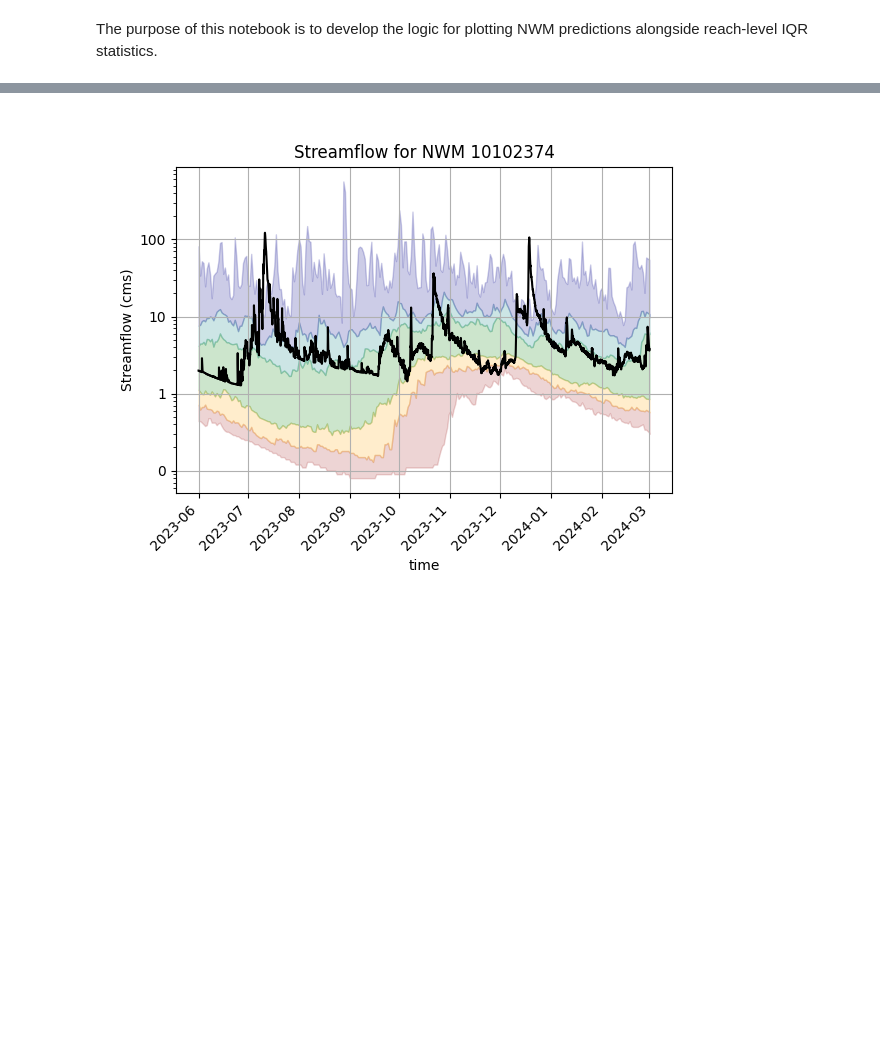
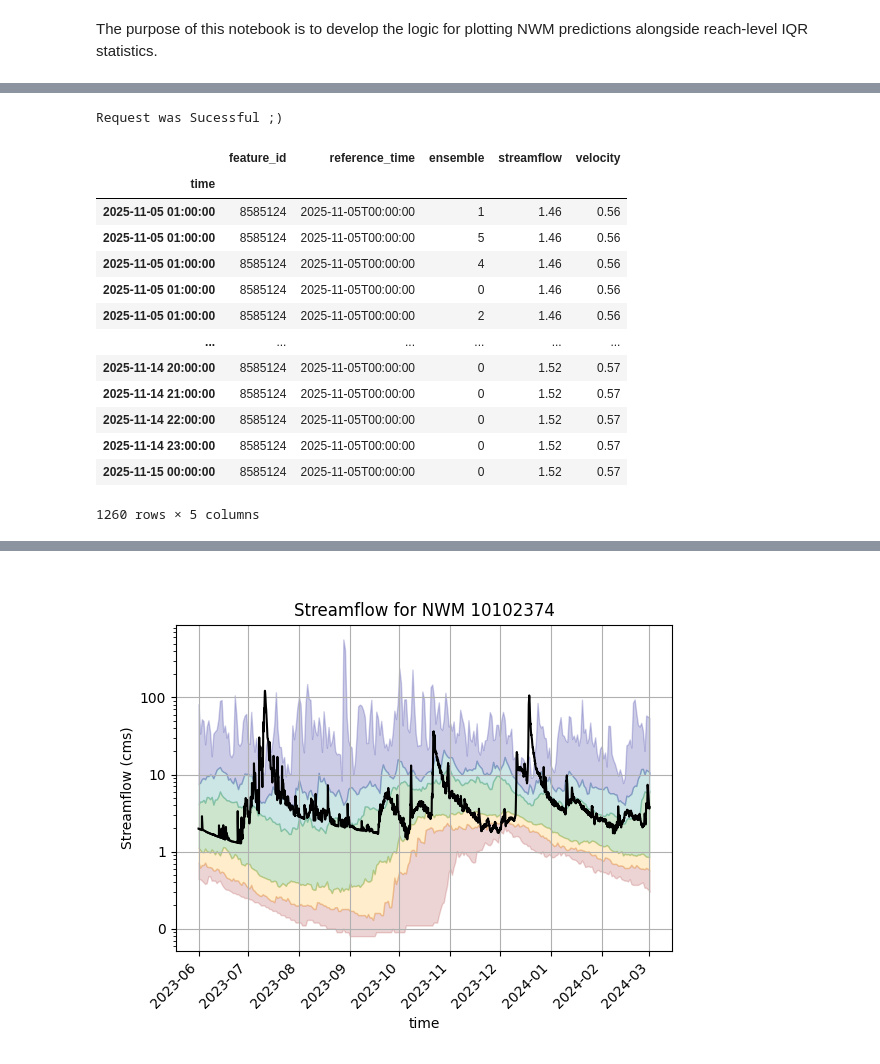
Before and after one commit to CUAHSI/com_res, a Jupyter notebook: fim/reach-statistics/plot_iqr_and_nwm.ipynb, the cells around one changed output, grey strips where cells are left out. Cells and saved outputs as stored; diff of their text form; code cells hidden in the pictures; blank space fills up the shorter version.

```diff
--- a/fim/reach-statistics/plot_iqr_and_nwm.ipynb
+++ b/fim/reach-statistics/plot_iqr_and_nwm.ipynb
@@ -139,0 +103,47 @@ plt.show()
+# %%
+API_KEY = creds.key
+API_URL = creds.url
+
+header = {
+    'x-api-key': API_KEY
+}
+
+ENDPOINT = f'{API_URL}/forecast'
+
+params = {
+    'comids': reach_id,
+    'reference_time': ref_time,
+    'forecast_type': forecast_type,
+    'ensemble': ensembles,
+    'output_format': output_format,
+}
+
+r = requests.get(ENDPOINT,
+                 params=params,
+                 headers=header)
+
+if r.status_code == 200:
+    print('Request was Sucessful ;)')
+else:
+    print(f'The request was not successful: {r.status_code}')
+
+df = pandas.read_csv(io.StringIO(r.text), sep=',')
+df.set_index('time', inplace=True)
+df.index = pandas.to_datetime(df.index)
+df
+# %% [output]
+Request was Sucessful ;)
+|  | feature_id | reference_time | ensemble | streamflow | velocity |
+| time |  |  |  |  |  |
+| 2025-11-05 01:00:00 | 8585124 | 2025-11-05T00:00:00 | 1 | 1.46 | 0.56 |
+| 2025-11-05 01:00:00 | 8585124 | 2025-11-05T00:00:00 | 5 | 1.46 | 0.56 |
+| 2025-11-05 01:00:00 | 8585124 | 2025-11-05T00:00:00 | 4 | 1.46 | 0.56 |
+| 2025-11-05 01:00:00 | 8585124 | 2025-11-05T00:00:00 | 0 | 1.46 | 0.56 |
+| 2025-11-05 01:00:00 | 8585124 | 2025-11-05T00:00:00 | 2 | 1.46 | 0.56 |
+| ... | ... | ... | ... | ... | ... |
+| 2025-11-14 20:00:00 | 8585124 | 2025-11-05T00:00:00 | 0 | 1.52 | 0.57 |
+| 2025-11-14 21:00:00 | 8585124 | 2025-11-05T00:00:00 | 0 | 1.52 | 0.57 |
+| 2025-11-14 22:00:00 | 8585124 | 2025-11-05T00:00:00 | 0 | 1.52 | 0.57 |
+| 2025-11-14 23:00:00 | 8585124 | 2025-11-05T00:00:00 | 0 | 1.52 | 0.57 |
+| 2025-11-15 00:00:00 | 8585124 | 2025-11-05T00:00:00 | 0 | 1.52 | 0.57 |
+1260 rows × 5 columns
```
Also changed, not shown: parts of 12 cells of this notebook.
